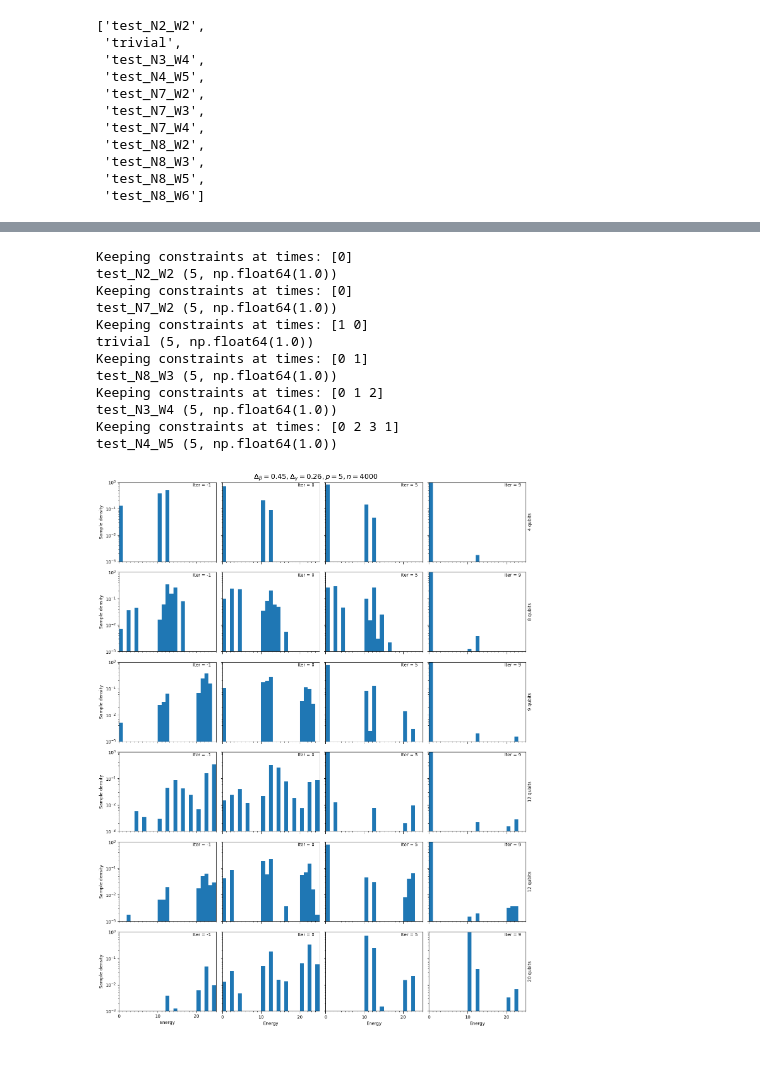
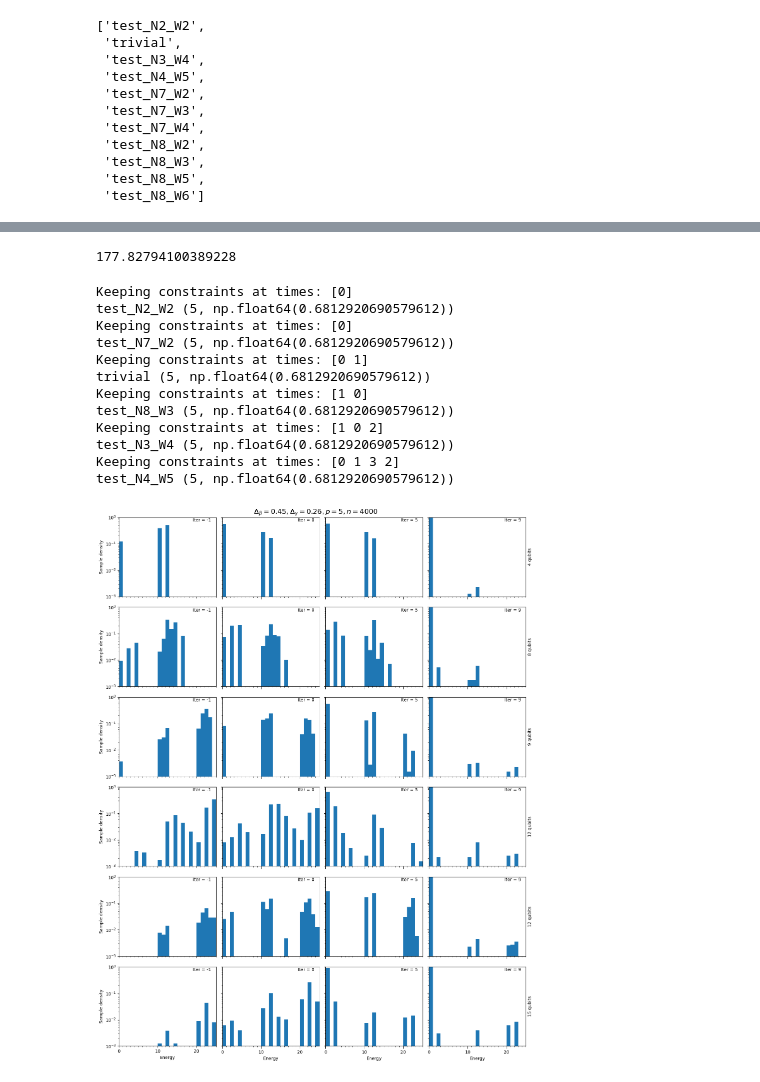
Before and after one commit to JoshCudby/quantum_pangenomics, a Jupyter notebook: new_hubo_formulation/hubo_qaoa/nonvariational/plot_nonvariational.ipynb, the cells around one changed output, grey strips where cells are left out. Cells and saved outputs as stored; diff of their text form; code cells hidden in the pictures.

```diff
--- a/new_hubo_formulation/hubo_qaoa/nonvariational/plot_nonvariational.ipynb
+++ b/new_hubo_formulation/hubo_qaoa/nonvariational/plot_nonvariational.ipynb
@@ -103,3 +104,7 @@ plt.tight_layout()
+# %%
+10 ** 2.25
+# %% [output]
+177.82794100389228
 # %%
 def plot_dist(
     axs: list[Axes],
@@ -128,7 +133,7 @@ def plot_dist(
     keys = samples_dict.keys()
     true_key = None
     for key in keys:
-        if key[0] == p and np.abs(key[1] * db - delta_b_fixed)**2 < 0.005 and np.abs(key[1] * dg - delta_g_fixed)**2 < 0.005:
+        if key[0] == p and np.abs(key[1] * db - delta_b_fixed)**2 < 0.0005 and np.abs(key[1] * dg - delta_g_fixed)**2 < 0.0005:
             true_key = key
             break
     if true_key is None:
@@ -155,6 +160,8 @@ def plot_dist(
         evals = np.round(norm * (evaluate_sparse_pauli_samples(list(counter.keys()), hamiltonian)), 2)
         energies = [count * [evals[idx]] for idx, count in enumerate(counter.values()) if evals[idx] < cutoff]
         sample_vals = np.array([x for xs in energies for x in xs])
+        print([count for idx, count in enumerate(counter.values()) if evals[idx] < 1e-5])
+        print(np.mean(sample_vals))
 
         ax.hist(sample_vals, bins=range(cutoff+1), weights=[1/shots]*len(sample_vals), rwidth=1, log=True)
         ax.set_xlim(0, cutoff)
@@ -172,53 +179,54 @@ fig, axs = plt.subplots(6, 4, sharey='row', sharex='col')
 p = 5
 db = 0.45
 dg = 0.26
+rescale = 10**(0.133)
 axs0 = axs[0, :]
 axs1 = axs[1, :]
 axs2 = axs[2, :]
 axs3 = axs[3, :]
 axs4 = axs[4, :]
 axs5 = axs[5, :]
 
 
-axs0 = plot_dist(axs0, 'test_N2_W2', [1,1], db, dg, 4000, p=p, db=db, dg=dg, normalise=False)
-axs1 = plot_dist(axs1, 'test_N7_W2', [1,0,0,0,0,0,1], db, dg, 4000, p=p, db=db, dg=dg, normalise=False)
-axs2 = plot_dist(axs2, 'trivial', [1,1,1], db, dg, 4000, p=p, db=db, dg=dg, normalise=False)
-axs3 = plot_dist(axs3, 'test_N8_W3', [1,1,0,0,0,0,0,1], db, dg, 4000, p=p, db=db, dg=dg, normalise=False)
-axs4 = plot_dist(axs4, 'test_N3_W4', [2,1,1], db, dg, 4000, p=p, db=db, dg=dg, normalise=False)
-axs5 = plot_dist(axs5, 'test_N4_W5', [2,1,1,1], db, dg, 4000, p=p, db=db, dg=dg, normalise=False)
+axs0 = plot_dist(axs0, 'test_N2_W2', [1,1], db, dg, 4000, p=p, db=db*rescale, dg=dg*rescale, normalise=False)
+axs1 = plot_dist(axs1, 'test_N7_W2', [1,0,0,0,0,0,1], db, dg, 4000, p=p, db=db*rescale, dg=dg*rescale, normalise=False)
+axs2 = plot_dist(axs2, 'trivial', [1,1,1], db, dg, 4000, p=p, db=db*rescale, dg=dg*rescale, normalise=False)
+axs3 = plot_dist(axs3, 'test_N8_W3', [1,1,0,0,0,0,0,1], db, dg, 4000, p=p, db=db*rescale, dg=dg*rescale, normalise=False)
+axs4 = plot_dist(axs4, 'test_N3_W4', [2,1,1], db, dg, 4000, p=p, db=db*rescale, dg=dg*rescale, normalise=False)
+axs5 = plot_dist(axs5, 'test_N4_W5', [2,1,1,1], db, dg, 4000, p=p, db=db*rescale, dg=dg*rescale, normalise=False)
 
 
 for ax in axs[:, 0]:
     ax.set_ylabel(r'Sample density')
 
 qubits = [4, 8, 9, 12, 12, 15]
 for idx, ax in enumerate(axs[:, -1]):
     twin = ax.twinx()
     twin.set_yticks([])
     twin.set_ylabel(f'{qubits[idx]} qubits')
 
 for ax in axs[-1, :]:
     ax.set_xlabel(r'Energy')
 
 fig.suptitle(f'$\\Delta_\\beta = {db}, \\Delta_\\gamma = {dg}, p = {p}, n = 4000$', fontsize=16)
 fig.set_figheight(3 * len(axs[:, 0]))
 fig.set_figwidth(3.5 * len(axs[0, :]))
 plt.tight_layout()
 # fig.set_tight_layout('tight')
 # %% [output]
 Keeping constraints at times: [0]
-test_N2_W2 (5, np.float64(1.0))
+test_N2_W2 (5, np.float64(0.6812920690579612))
 Keeping constraints at times: [0]
-test_N7_W2 (5, np.float64(1.0))
+test_N7_W2 (5, np.float64(0.6812920690579612))
+Keeping constraints at times: [0 1]
+trivial (5, np.float64(0.6812920690579612))
 Keeping constraints at times: [1 0]
-trivial (5, np.float64(1.0))
-Keeping constraints at times: [0 1]
-test_N8_W3 (5, np.float64(1.0))
-Keeping constraints at times: [0 1 2]
-test_N3_W4 (5, np.float64(1.0))
-Keeping constraints at times: [0 2 3 1]
-test_N4_W5 (5, np.float64(1.0))
+test_N8_W3 (5, np.float64(0.6812920690579612))
+Keeping constraints at times: [1 0 2]
+test_N3_W4 (5, np.float64(0.6812920690579612))
+Keeping constraints at times: [0 1 3 2]
+test_N4_W5 (5, np.float64(0.6812920690579612))
-[figure, old version]
+[figure, new version]
 # %%
 fig, axs = plt.subplots(6, 4, sharey='row', sharex='col')
 p = 31
```
Also changed, not shown: parts of 7 cells of this notebook, 11 other files.
